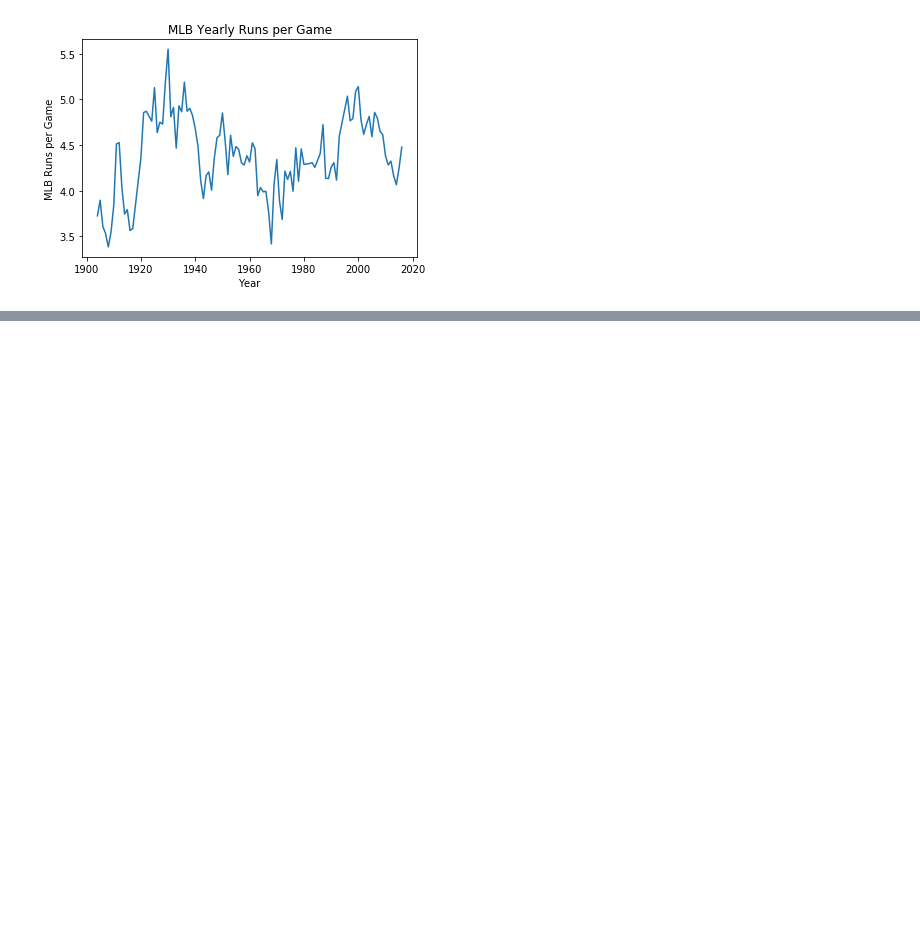
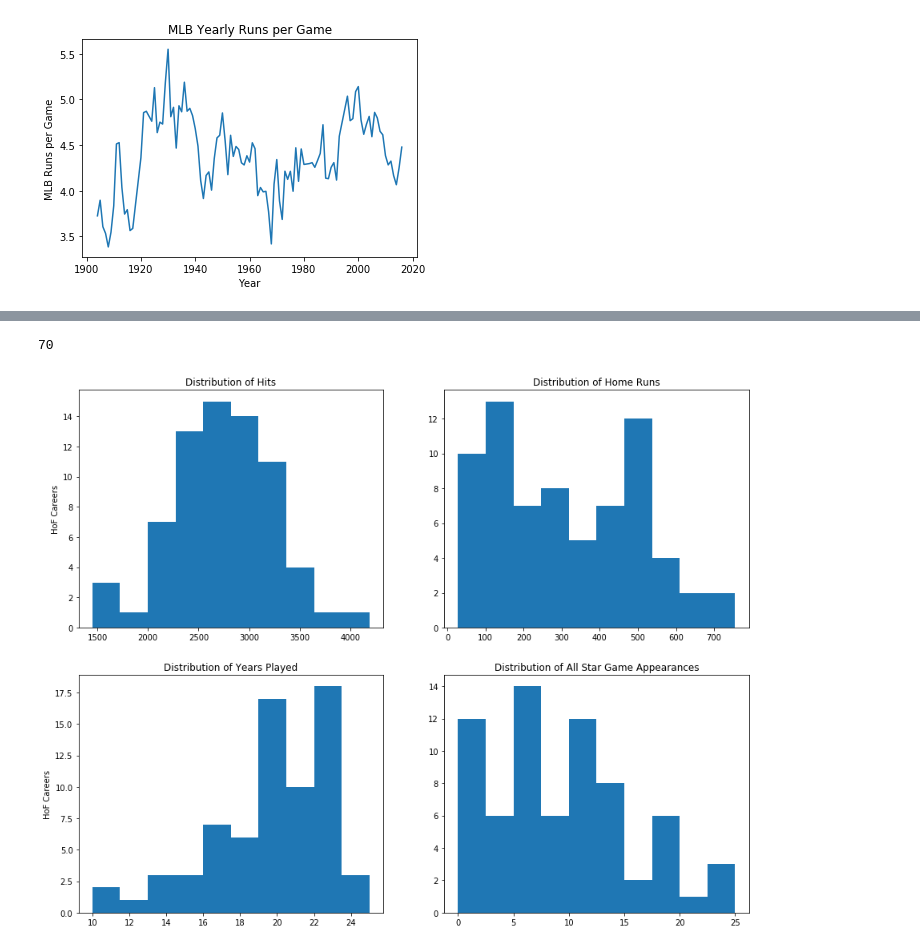
Before and after one commit to brijrajgohil/DataScienceProjects, a Jupyter notebook: ScikitLearnBaseballAnalytics/Main.ipynb, the cells around one changed output, grey strips where cells are left out. Cells and saved outputs as stored; diff of their text form; code cells hidden in the pictures; blank space fills up the shorter version.

```diff
--- a/ScikitLearnBaseballAnalytics/Main.ipynb
+++ b/ScikitLearnBaseballAnalytics/Main.ipynb
@@ -226,0 +1090,13 @@ def assign_label(year):
+# %%
+# Make a function that will create a new column to honor Jackie Robinson, the first African American Major league Baseball Player
+def first_aap(col):
+    if col == 'robinja02':
+        return 1
+    else:
+        return 0
+
+# Apply 'first_aap' to 'df[playerID]'
+df['first_aap'] = df['playerID']
+
+# Retrieve 'df' columns
+print(df.columns)
@@ -226,0 +1119,35 @@ def assign_label(year):
+# %%
+# Filter the 'df' for the remaining Hall of Fame members in the data
+df_hof = df[df['HoF'] == 1]
+
+# Print the length of the new DataFrame
+print(len(df_hof))
+# %% [output]
+70
+# %%
+# Import the pyplot module from matplotlib
+import matplotlib.pyplot as plt
+
+# Initialize the figure and add subplots
+fig = plt.figure(figsize = (15, 12))
+ax1 = fig.add_subplot(2, 2, 1)
+ax2 = fig.add_subplot(2, 2, 2)
+ax3 = fig.add_subplot(2, 2, 3)
+ax4 = fig.add_subplot(2, 2, 4)
+
+# Create distribution plots for Hits, Home Runs, Years Played and All Star Games
+ax1.hist(df_hof['H'])
+ax1.set_title('Distribution of Hits')
+ax1.set_ylabel('HoF Careers')
+ax2.hist(df_hof['HR'])
+ax2.set_title('Distribution of Home Runs')
+ax3.hist(df_hof['Years_Played'])
+ax3.set_title('Distribution of Years Played')
+ax3.set_ylabel('HoF Careers')
+ax4.hist(df_hof['AS_games'])
+ax4.set_title('Distribution of All Star Game Appearances')
+
+# Show the plot
+plt.show()
+# %% [output]
+[figure, added]
```
Also changed, not shown: parts of 46 cells of this notebook, 31 other files.
